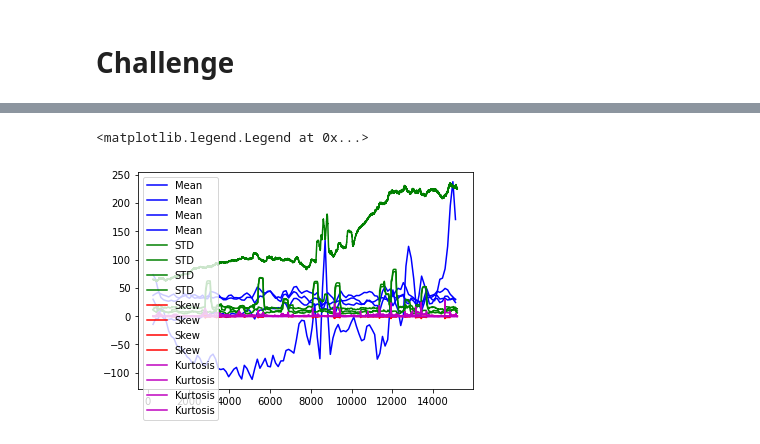
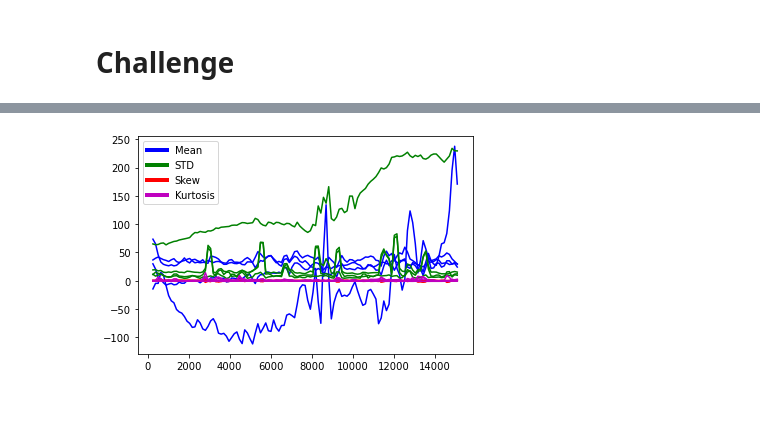
Before and after one commit to cityueegef/gef2021_aiot_exercise_notebooks, a Jupyter notebook: pandas/Pandas_exercise.ipynb, the cells around one changed output, grey strips where cells are left out. Saved outputs shown, nothing was run; the diff lists cells and outputs as text; code cells hidden in the pictures; blank space fills up the shorter version.

```diff
--- a/pandas/Pandas_exercise.ipynb
+++ b/pandas/Pandas_exercise.ipynb
@@ -226,10 +184,48 @@ KeyboardInterrupt:
-# %%
-# Plotting for if you ran the above code before
-plt.plot(mean250.drop('timestamps',axis=1),c='b', label = 'Mean')
-plt.plot(std250.drop('timestamps',axis=1),c='g', label = 'STD')
-plt.plot(skew250.drop('timestamps',axis=1),c='r', label = 'Skew')
-plt.plot(kurt250.drop('timestamps',axis=1),c='m', label = 'Kurtosis')
-plt.legend()
-# %% [output]
-<matplotlib.legend.Legend at 0x...>
-[figure, removed]
+# %%
+# Read dataframe
+df = pd.read_csv('eeg data/subjecta-concentrating-1.csv')
+# Drop noise columns
+df = df.drop('Right AUX',axis=1)
+df['time'] = pd.to_datetime(df.iloc[:,0],unit = 's',origin='unix')
+r250 = df.rolling(window=250)
+# Define values
+mean250 = r250.mean()
+std250 = r250.std()
+skew250 = r250.skew()
+kurt250 = r250.kurt()
+# Delete data
+gooddata = []
+baddata = []
+for i in range(len(mean250['timestamps'])):
+    if not np.isnan(mean250['timestamps'][i]):
+        if (i-255)/128 % 1 == 0:
+            gooddata.append(i)
+        else:
+            mean250 = mean250.drop(i)
+            baddata.append(i)
+    else:
+        mean250 = mean250.drop(i)
+        baddata.append(i)
+for i in range(len(kurt250)):
+    if i in baddata:
+        kurt250 = kurt250.drop(i)
+for i in range(len(std250)):
+    if i in baddata:
+        std250 = std250.drop(i)
+for i in range(len(skew250)):
+    if i in baddata:
+        skew250 = skew250.drop(i)
+# Concatenate and plot
+concat = pd.concat([mean250.drop('timestamps',axis=1),std250.drop('timestamps',axis=1),skew250.drop('timestamps',axis=1),kurt250.drop('timestamps',axis=1)])
+legend = True
+plt.plot(mean250.drop('timestamps',axis=1),c='b', label = 'Mean')
+plt.plot(std250.drop('timestamps',axis=1),c='g', label = 'STD')
+plt.plot(skew250.drop('timestamps',axis=1),c='r', label = 'Skew')
+plt.plot(kurt250.drop('timestamps',axis=1),c='m', label = 'Kurtosis')
+custom_lines = [Line2D([0], [0], color='b', lw=4),
+                Line2D([0], [0], color='g', lw=4),
+                Line2D([0], [0], color='r', lw=4),
+                Line2D([0], [0], color='m', lw=4)]
+if legend: plt.legend(custom_lines, ['Mean','STD','Skew','Kurtosis'])
+# %% [output]
+[figure, added]
```
Also changed, not shown: parts of 5 cells of this notebook.
